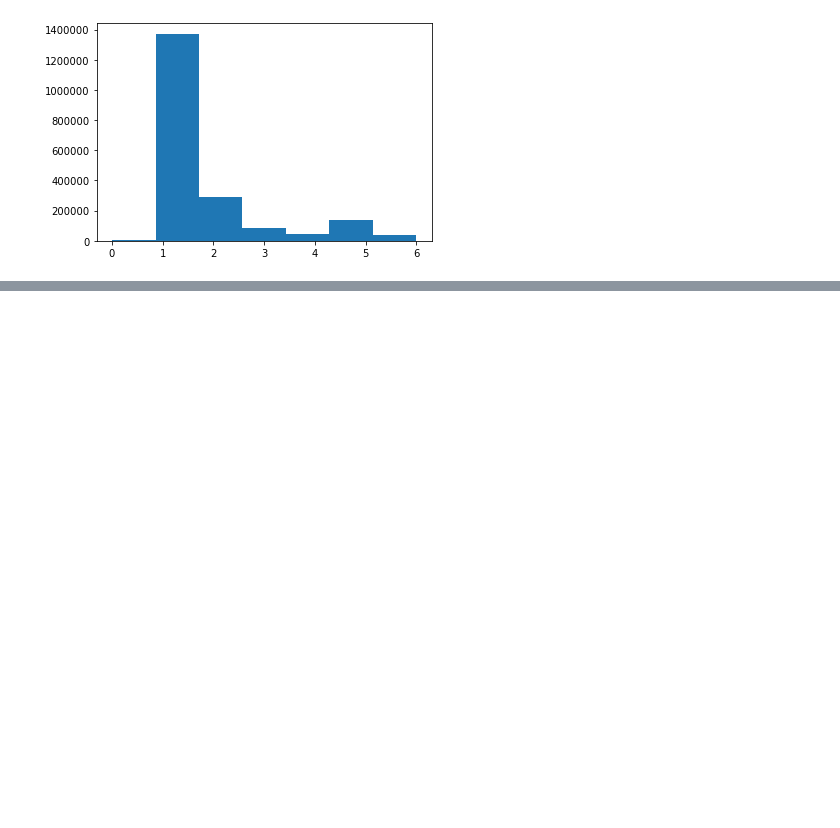
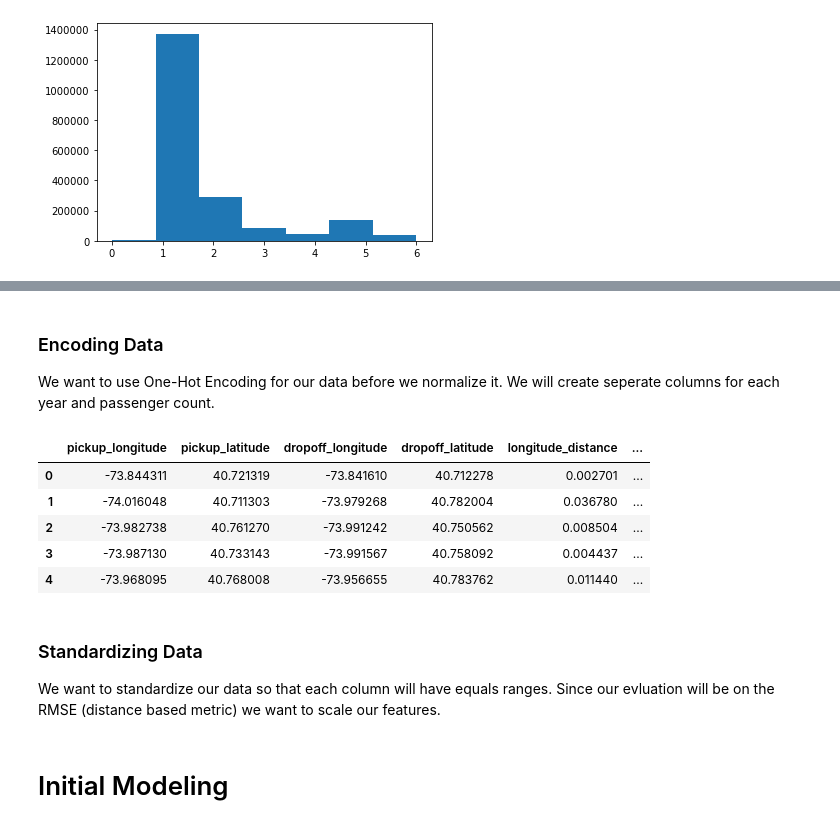
Before and after one commit to dhelms1/taxi_fare, a Jupyter notebook: taxi_fare.ipynb, the cells around one changed output, grey strips where cells are left out. Saved outputs shown, nothing was run; the diff lists cells and outputs as text; code cells hidden in the pictures; blank space fills up the shorter version.

```diff
--- a/taxi_fare.ipynb
+++ b/taxi_fare.ipynb
@@ -228,0 +217,2 @@ Create new columns for:
+# %%
+df['year'] = df['pickup_datetime'].apply(lambda x: x.split(' ')[0].split('-')[0])
@@ -228,0 +233,3 @@ Create new columns for:
+# %%
+df['longitude_distance'] = np.abs(df['pickup_longitude'] - df['dropoff_longitude'])
+df['latitude_distance'] = np.abs(df['pickup_latitude'] - df['dropoff_latitude'])
@@ -228,0 +245,27 @@ Create new columns for:
+# %% [markdown]
+### Encoding Data
+We want to use One-Hot Encoding for our data before we normalize it. We will create seperate columns for each year and passenger count.
+# %%
+X = df.drop(['key', 'fare_amount', 'pickup_datetime'], axis=1) # Get numerical data only (input for our model)
+y = df['fare_amount'] # labels
+# %%
+year_encoded = pd.get_dummies(X['year'])
+year_encoded.columns = ['year_' + str(col) for col in year_encoded.columns]
+X = pd.concat([X, year_encoded], axis=1).drop('year', axis=1)
+
+passenger_encoded = pd.get_dummies(X['passenger_count'])
+passenger_encoded.columns = ['passengers_' + str(col) for col in passenger_encoded.columns]
+X = pd.concat([X, passenger_encoded], axis=1).drop('passenger_count', axis=1)
+
+X.head()
+# %% [output]
+|  | pickup_longitude | pickup_latitude | dropoff_longitude | dropoff_latitude | longitude_distance | ... |
+| 0 | -73.844311 | 40.721319 | -73.841610 | 40.712278 | 0.002701 | ... |
+| 1 | -74.016048 | 40.711303 | -73.979268 | 40.782004 | 0.036780 | ... |
+| 2 | -73.982738 | 40.761270 | -73.991242 | 40.750562 | 0.008504 | ... |
+| 3 | -73.987130 | 40.733143 | -73.991567 | 40.758092 | 0.004437 | ... |
+| 4 | -73.968095 | 40.768008 | -73.956655 | 40.783762 | 0.011440 | ... |
+# %% [markdown]
+### Standardizing Data
+
+We want to standardize our data so that each column will have equals ranges. Since our evluation will be on the RMSE (distance based metric) we want to scale our features.
@@ -228,0 +278,2 @@ Create new columns for:
+# %% [markdown]
+# Initial Modeling
```
Also changed, not shown: parts of 19 cells of this notebook.
